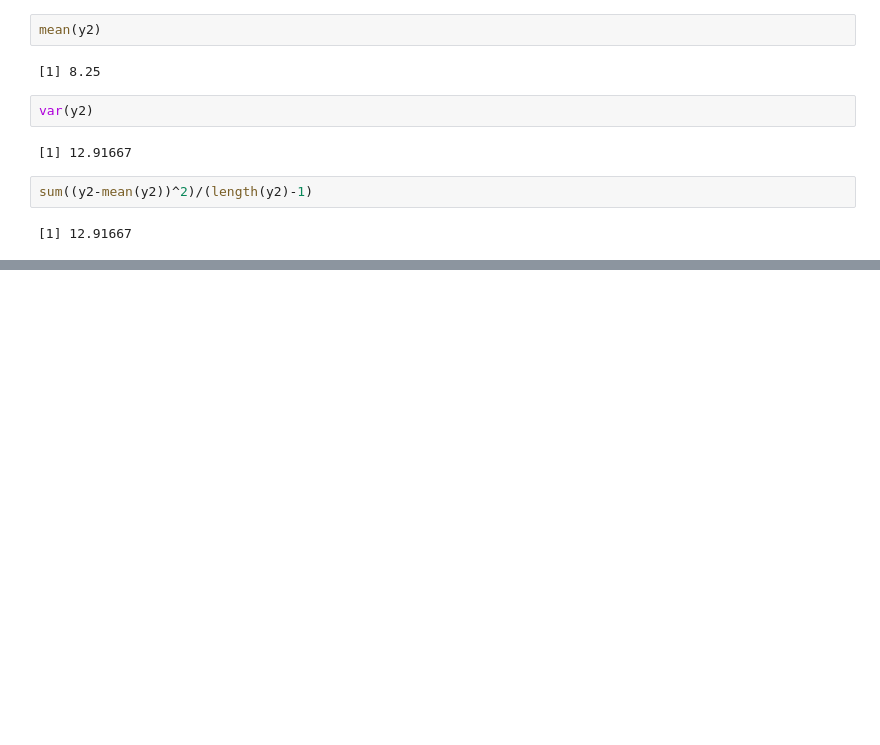
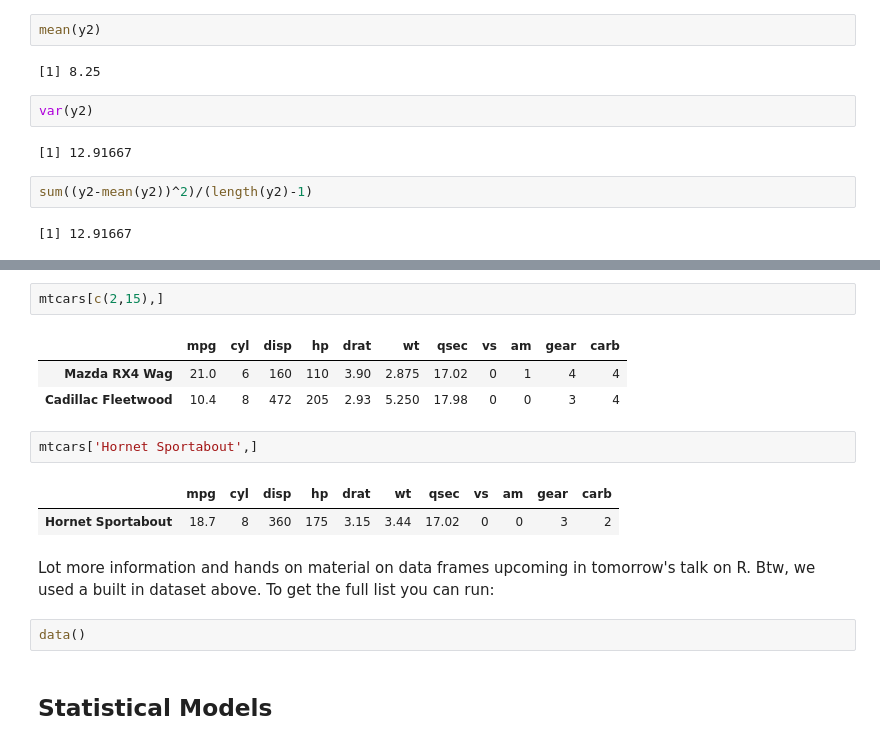
Before and after one commit to mahidhar/CR_Talks, a Jupyter notebook: Introduction_to_R.ipynb, the cells around one changed output, grey strips where cells are left out. Cells and saved outputs as stored; diff of their text form; blank space fills up the shorter version.

```diff
--- a/Introduction_to_R.ipynb
+++ b/Introduction_to_R.ipynb
@@ -98,0 +348,17 @@ sum((y2-mean(y2))^2)/(length(y2)-1)
+# %%
+mtcars[c(2,15),]
+# %% [output]
+|  | mpg | cyl | disp | hp | drat | wt | qsec | vs | am | gear | carb |
+| Mazda RX4 Wag | 21.0 | 6 | 160 | 110 | 3.90 | 2.875 | 17.02 | 0 | 1 | 4 | 4 |
+| Cadillac Fleetwood | 10.4 | 8 | 472 | 205 | 2.93 | 5.250 | 17.98 | 0 | 0 | 3 | 4 |
+# %%
+mtcars['Hornet Sportabout',]
+# %% [output]
+|  | mpg | cyl | disp | hp | drat | wt | qsec | vs | am | gear | carb |
+| Hornet Sportabout | 18.7 | 8 | 360 | 175 | 3.15 | 3.44 | 17.02 | 0 | 0 | 3 | 2 |
+# %% [markdown]
+Lot more information and hands on material on data frames upcoming in tomorrow's talk on R. Btw, we used a built in dataset above. To get the full list you can run:
+# %%
+data()
+# %% [markdown]
+## Statistical Models
```
Also changed, not shown: parts of 66 cells of this notebook.
